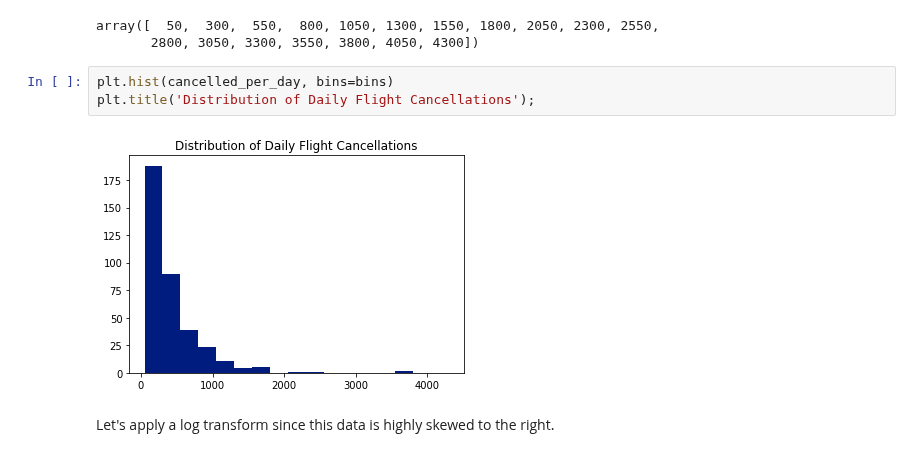
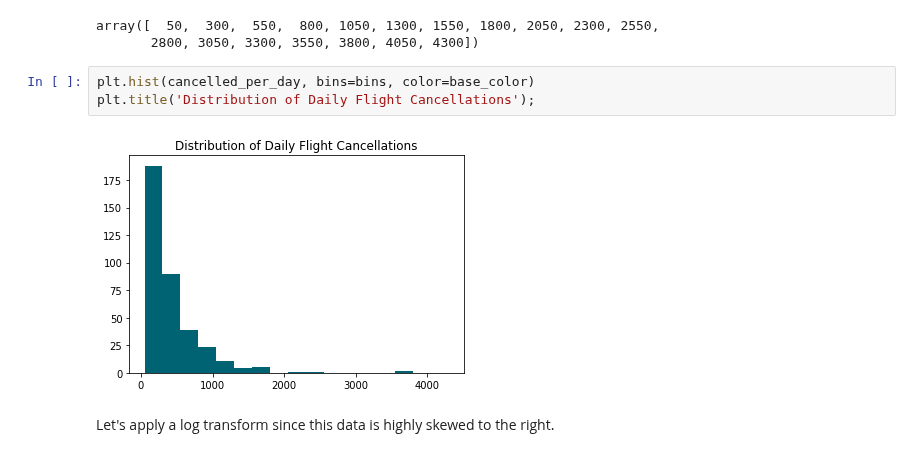
Before and after one commit to EsosaOrumwese/ALX-T-Nanodegree, a Jupyter notebook: Data Analytics/Projects/Airline On-Time Performance Data/eda_act.ipynb, the cells around one changed output. Saved outputs shown, nothing was run; the diff lists cells and outputs as text.

```diff
--- a/Data Analytics/Projects/Airline On-Time Performance Data/eda_act.ipynb
+++ b/Data Analytics/Projects/Airline On-Time Performance Data/eda_act.ipynb
@@ -364,9 +366,9 @@ bins
 array([  50,  300,  550,  800, 1050, 1300, 1550, 1800, 2050, 2300, 2550,
        2800, 3050, 3300, 3550, 3800, 4050, 4300])
 # %%
-plt.hist(cancelled_per_day, bins=bins)
+plt.hist(cancelled_per_day, bins=bins, color=base_color)
 plt.title('Distribution of Daily Flight Cancellations');
 # %% [output]
-[figure, old version]
+[figure, new version]
 # %% [markdown]
 Let's apply a log transform since this data is highly skewed to the right.
```
Also changed, not shown: parts of 13 cells of this notebook.
